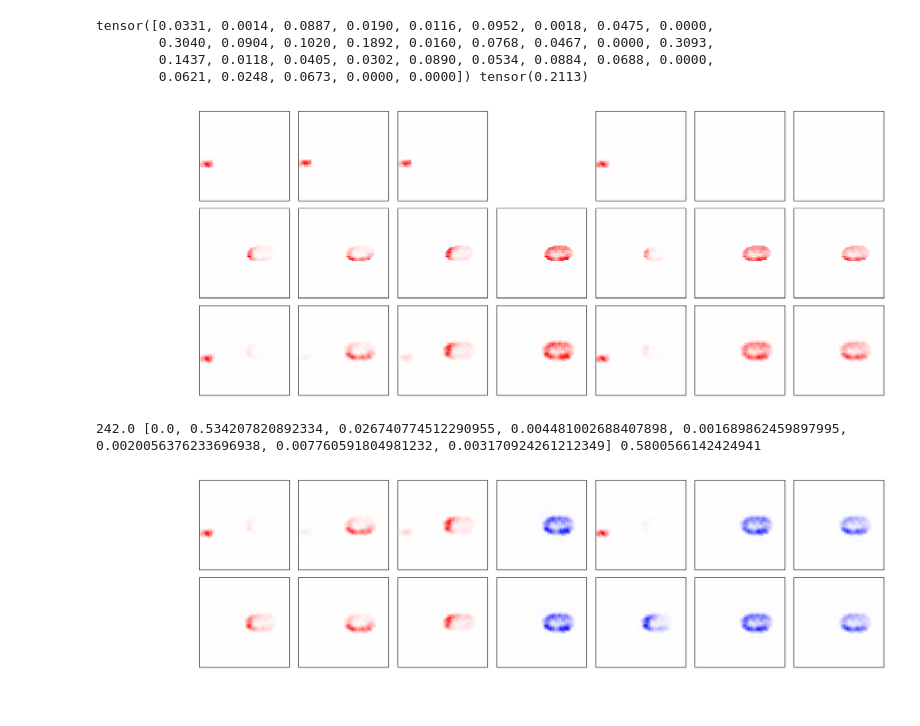
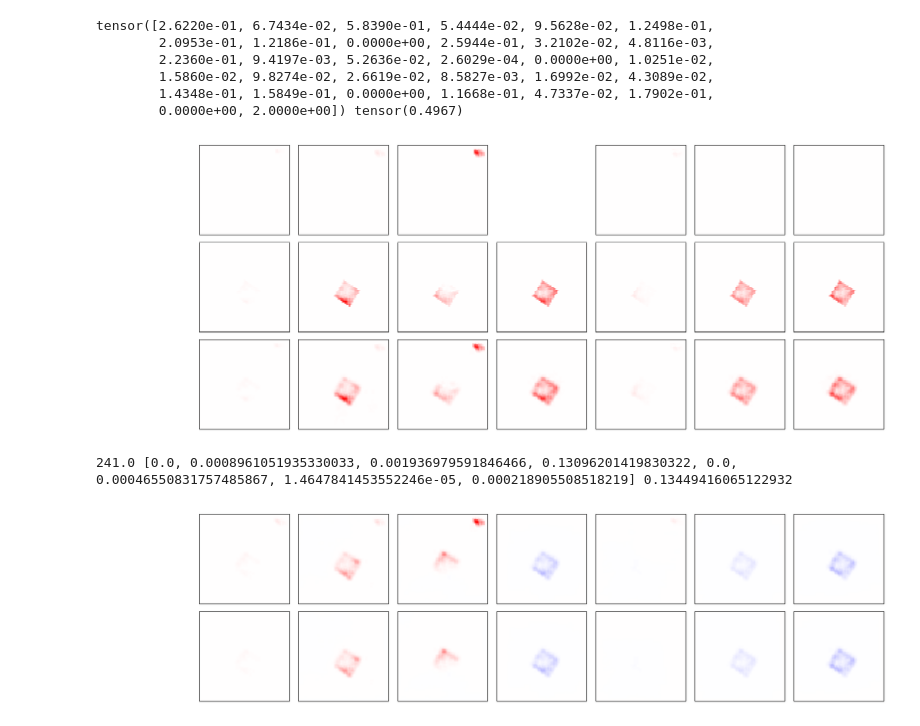
Before and after one commit to lillijo/xai-evaluation-master-thesis, a Jupyter notebook: experiments/compare_measures.ipynb, the cells around one changed output. Drawn from its saved outputs; the diff is of its cells as text; code cells hidden in the pictures.

Commit message:
compute measures changes

```diff
--- a/experiments/compare_measures.ipynb
+++ b/experiments/compare_measures.ipynb
@@ -128,0 +103,6 @@ list(
+# %%
+import pickle
+
+with open("per_sample_values.pickle", "rb") as f:
+    data = pickle.load(f)
+data.shape
@@ -128,0 +170,20 @@ list(
+# %%
+import pickle
+
+with open("m1_mi_6400.pickle", "rb") as f:
+    m1_mi = pickle.load(f)
+with open("gt_measures_1280.pickle", "rb") as f:
+    gt_measures = pickle.load(f)
+mimean = torch.mean(m1_mi, dim=1)
+plt.plot(biases, biases,linewidth=1, label="Rho", linestyle="dotted", color="gray")
+plt.plot(biases, gt_measures[:,0,0],linewidth=2, label="MI true label - watermark", linestyle="dashed", color="#f00")
+plt.plot(biases, gt_measures[:,0,1],linewidth=2, label="Phi true label - watermark", linestyle="dashed", color="#088")
+
+plt.plot(biases, torch.mean(gt_measures[:,:,2], dim=1),linewidth=2, label="MI (distribution rho) true label - watermark", linestyle="dotted", color="#f55")
+plt.plot(biases, torch.mean(gt_measures[:,:,3], dim=1),linewidth=2, label="Phi (distribution rho) true label - watermark", linestyle="dotted", color="#5aa")
+plt.plot(biases, mimean[:,0],linewidth=2, label="MI (data unbiased) prediction - watermark", color="#f00")
+plt.plot(biases, mimean[:,1],linewidth=2, label="Phi (data unbiased) prediction - watermark", color="#088")
+plt.ylabel("Correlation / Mutual Information")
+plt.xlabel("Coupling ratio rho")
+plt.legend(bbox_to_anchor=(1., 0.57,0.6, 0.0), loc='lower left',ncols=1, )
+#(0., -0.53, 1., .102)
@@ -128,0 +220,3 @@ list(
+# %%
+with open("per_seed_values.pickle", "rb") as f:
+    per_seed = pickle.load(f)
@@ -135,12 +273,13 @@ name = to_name(bias, num_it)
 NAME = "../clustermodels/final"
 ms = AllMeasures("../dsprites-dataset/images/", 5)
 layer_name = "convolutional_layers.6"
-index = 390000
+index = 98900
 model = load_model(NAME, bias, num_it)
 crpa = CRPAttribution(model, ms.ds, "test", name)
 
 image = ms.ds.load_image_wm(index, True)
 image0 = ms.ds.load_image_wm(index, False)
+
 lat, _, offset = ms.ds.get_item_info(index)
 label = lat[0]
 relevances =torch.cat(
@@ -191,30 +330,39 @@ for attr in crpa.attribution.generate(
         else:
             vals[i] = 0
 images = images.detach()
-my_plot_grid(images, 3, nlen, resize=3)
+my_plot_grid(images, 3, nlen, resize=3, norm=True)
 # %% [output]
-tensor([0.0331, 0.0014, 0.0887, 0.0190, 0.0116, 0.0952, 0.0018, 0.0475, 0.0000,
-        0.3040, 0.0904, 0.1020, 0.1892, 0.0160, 0.0768, 0.0467, 0.0000, 0.3093,
-        0.1437, 0.0118, 0.0405, 0.0302, 0.0890, 0.0534, 0.0884, 0.0688, 0.0000,
-        0.0621, 0.0248, 0.0673, 0.0000, 0.0000]) tensor(0.2113)
+tensor([2.6220e-01, 6.7434e-02, 5.8390e-01, 5.4444e-02, 9.5628e-02, 1.2498e-01,
+        2.0953e-01, 1.2186e-01, 0.0000e+00, 2.5944e-01, 3.2102e-02, 4.8116e-03,
+        2.2360e-01, 9.4197e-03, 5.2636e-02, 2.6029e-04, 0.0000e+00, 1.0251e-02,
+        1.5860e-02, 9.8274e-02, 2.6619e-02, 8.5827e-03, 1.6992e-02, 4.3089e-02,
+        1.4348e-01, 1.5849e-01, 0.0000e+00, 1.1668e-01, 4.7337e-02, 1.7902e-01,
+        0.0000e+00, 2.0000e+00]) tensor(0.4967)
-[figure, old version]
+[figure, new version]
 # %%
 image1 = ms.ds.load_image_wm(index, True)
 image0 = ms.ds.load_image_wm(index, False)
 
 diff_heatmaps = torch.zeros(2, nlen, 64, 64)
 hm1 = ms.heatmaps(image1, wm_mask, layer_name, crpa)
 hm0 = ms.heatmaps(image0, wm_mask, layer_name, crpa)
+
+predv_0 = model(image0)
+predv_1 = model(image1)
+
 diff_heatmaps[0, :, :, :] = hm1["heatmaps"]
 diff_heatmaps[1, :, :, :] = hm0["heatmaps"]
 def kernel(a,b):
     return torch.nn.functional.conv2d(a, a) - 2*torch.nn.functional.conv2d(a, b) + torch.nn.functional.conv2d(b, b)
+def kernel1d(a,b):
+    return torch.nn.functional.conv1d(a, a) - 2*torch.nn.functional.conv1d(a, b) + torch.nn.functional.conv1d(b, b)
 
 truediff = kernel(wm_mask.view(1,1,64,64), shape_mask.view(1,1,64,64))
 diffs = []
+#print(predv_0, predv_1,kernel1d(predv_0.view(1,1,2),predv_1.view(1,1,2)))
 batched = kernel(hm1["heatmaps"].view(nlen,1,64,64), hm0["heatmaps"].view(nlen,1,64,64))
 print(float(truediff), [float(batched[i,i].flatten()) for i in range(8)], sum([float(batched[i,i].flatten()) for i in range(8)]))
-my_plot_grid(diff_heatmaps, 2, nlen, resize=3)
+my_plot_grid(diff_heatmaps, 2, nlen, resize=3, norm=True)
 # %% [output]
-242.0 [0.0, 0.534207820892334, 0.026740774512290955, 0.004481002688407898, 0.001689862459897995, 0.0020056376233696938, 0.007760591804981232, 0.003170924261212349] 0.5800566142424941
+241.0 [0.0, 0.0008961051935330033, 0.001936979591846466, 0.13096201419830322, 0.0, 0.00046550831757485867, 1.4647841453552246e-05, 0.000218905508518219] 0.13449416065122932
-[figure, old version]
+[figure, new version]
```
Also changed, not shown: parts of 15 cells of this notebook, 7 other files.
